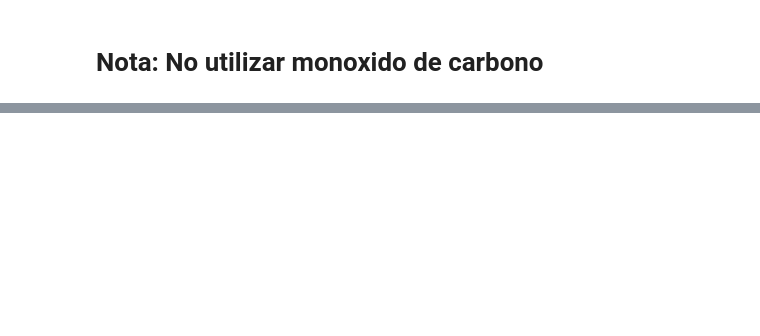
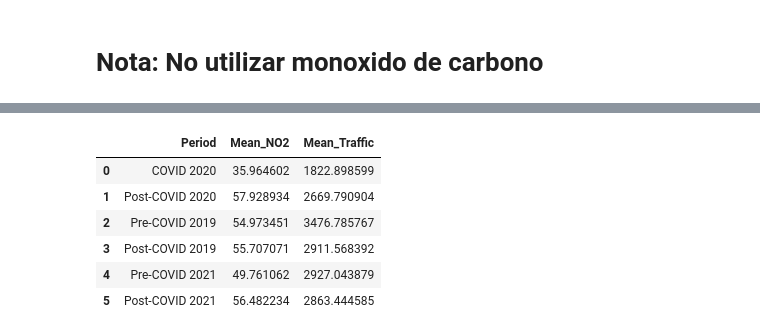
Before and after one commit to Bimo99B9/Datathon-2024, a Jupyter notebook: parte1.ipynb, the cells around one changed output, grey strips where cells are left out. Saved outputs shown, nothing was run; the diff lists cells and outputs as text; code cells hidden in the pictures; blank space fills up the shorter version.

```diff
--- a/parte1.ipynb
+++ b/parte1.ipynb
@@ -145,0 +247,42 @@ KeyError: 'velmedia_Gijon'
+# %%
+# Define the COVID and equivalent periods
+covid_period_2020 = ('2020-03-01', '2020-06-21')
+post_covid_period_2020 = ('2020-10-25', '2021-05-09')
+equivalent_pre_period_2019 = ('2019-03-01', '2019-06-21')
+equivalent_post_period_2019 = ('2019-10-25', '2020-05-09')
+equivalent_pre_period_2021 = ('2021-03-01', '2021-06-21')
+equivalent_post_period_2021 = ('2021-10-25', '2022-05-09')
+
+# Function to calculate mean NO2 and traffic within given periods
+def calculate_mean_during_period(df, traffic_series, start_date, end_date):
+    period_df = df[start_date:end_date]
+    period_traffic = traffic_series[start_date:end_date]
+    mean_no2 = period_df['NO2_GijonGlobal'].mean()
+    mean_traffic = period_traffic.mean()
+    return mean_no2, mean_traffic
+
+# Calculate means for each period
+means_during_covid = calculate_mean_during_period(merged_df, daily_avg_traffic, *covid_period_2020)
+means_after_covid = calculate_mean_during_period(merged_df, daily_avg_traffic, *post_covid_period_2020)
+means_equivalent_pre_2019 = calculate_mean_during_period(merged_df, daily_avg_traffic, *equivalent_pre_period_2019)
+means_equivalent_post_2019 = calculate_mean_during_period(merged_df, daily_avg_traffic, *equivalent_post_period_2019)
+means_equivalent_pre_2021 = calculate_mean_during_period(merged_df, daily_avg_traffic, *equivalent_pre_period_2021)
+means_equivalent_post_2021 = calculate_mean_during_period(merged_df, daily_avg_traffic, *equivalent_post_period_2021)
+
+# Create a DataFrame for comparison
+comparison_df = pd.DataFrame({
+    'Period': ['COVID 2020', 'Post-COVID 2020', 'Pre-COVID 2019', 'Post-COVID 2019', 'Pre-COVID 2021', 'Post-COVID 2021'],
+    'Mean_NO2': [means_during_covid[0], means_after_covid[0], means_equivalent_pre_2019[0], means_equivalent_post_2019[0], means_equivalent_pre_2021[0], means_equivalent_post_2021[0]],
+    'Mean_Traffic': [means_during_covid[1], means_after_covid[1], means_equivalent_pre_2019[1], means_equivalent_post_2019[1], means_equivalent_pre_2021[1], means_equivalent_post_2021[1]]
+})
+
+# Now you can plot this data or inspect it to draw conclusions
+comparison_df
+# %% [output]
+|  | Period | Mean_NO2 | Mean_Traffic |
+| 0 | COVID 2020 | 35.964602 | 1822.898599 |
+| 1 | Post-COVID 2020 | 57.928934 | 2669.790904 |
+| 2 | Pre-COVID 2019 | 54.973451 | 3476.785767 |
+| 3 | Post-COVID 2019 | 55.707071 | 2911.568392 |
+| 4 | Pre-COVID 2021 | 49.761062 | 2927.043879 |
+| 5 | Post-COVID 2021 | 56.482234 | 2863.444585 |
```
Also changed, not shown: parts of 7 cells of this notebook.
